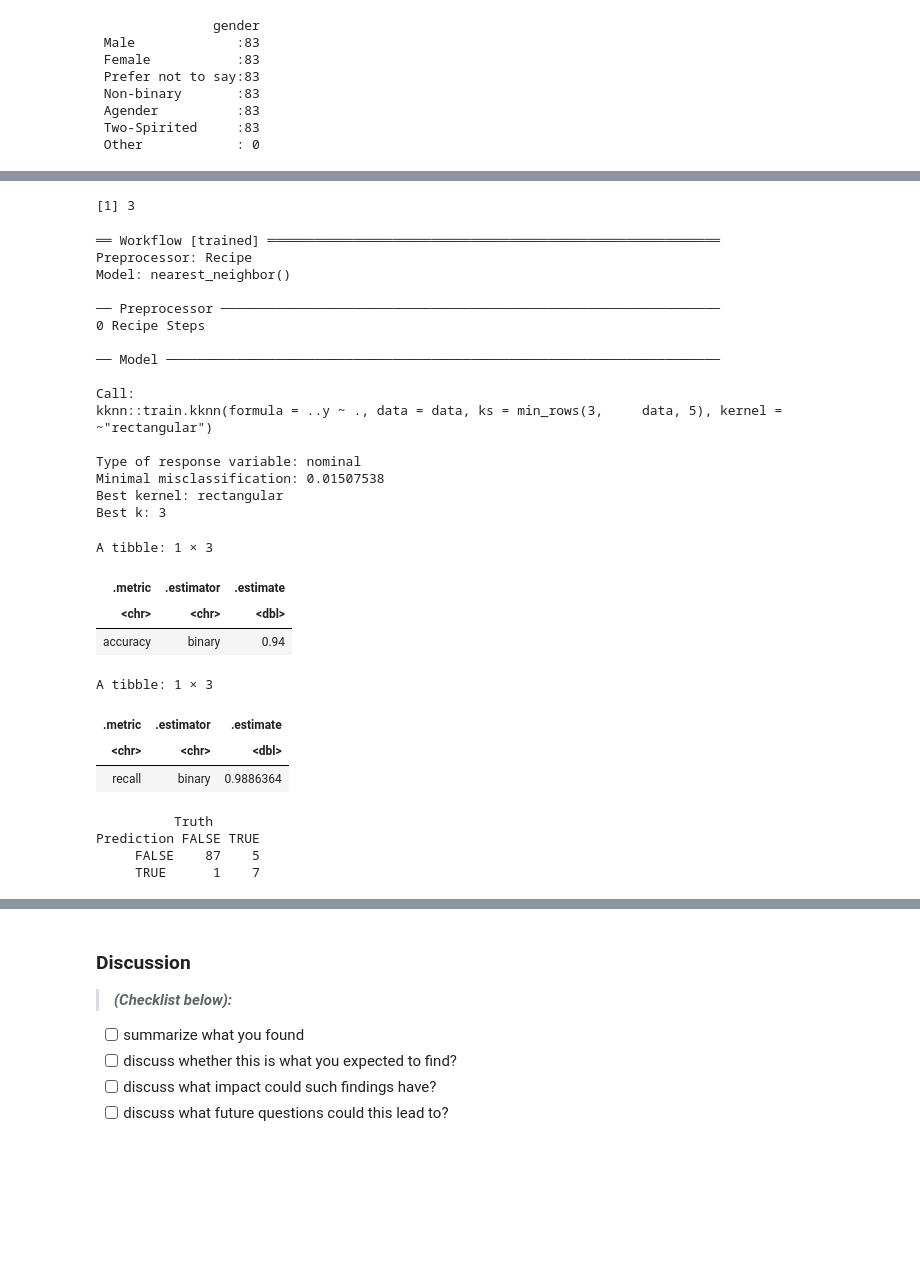
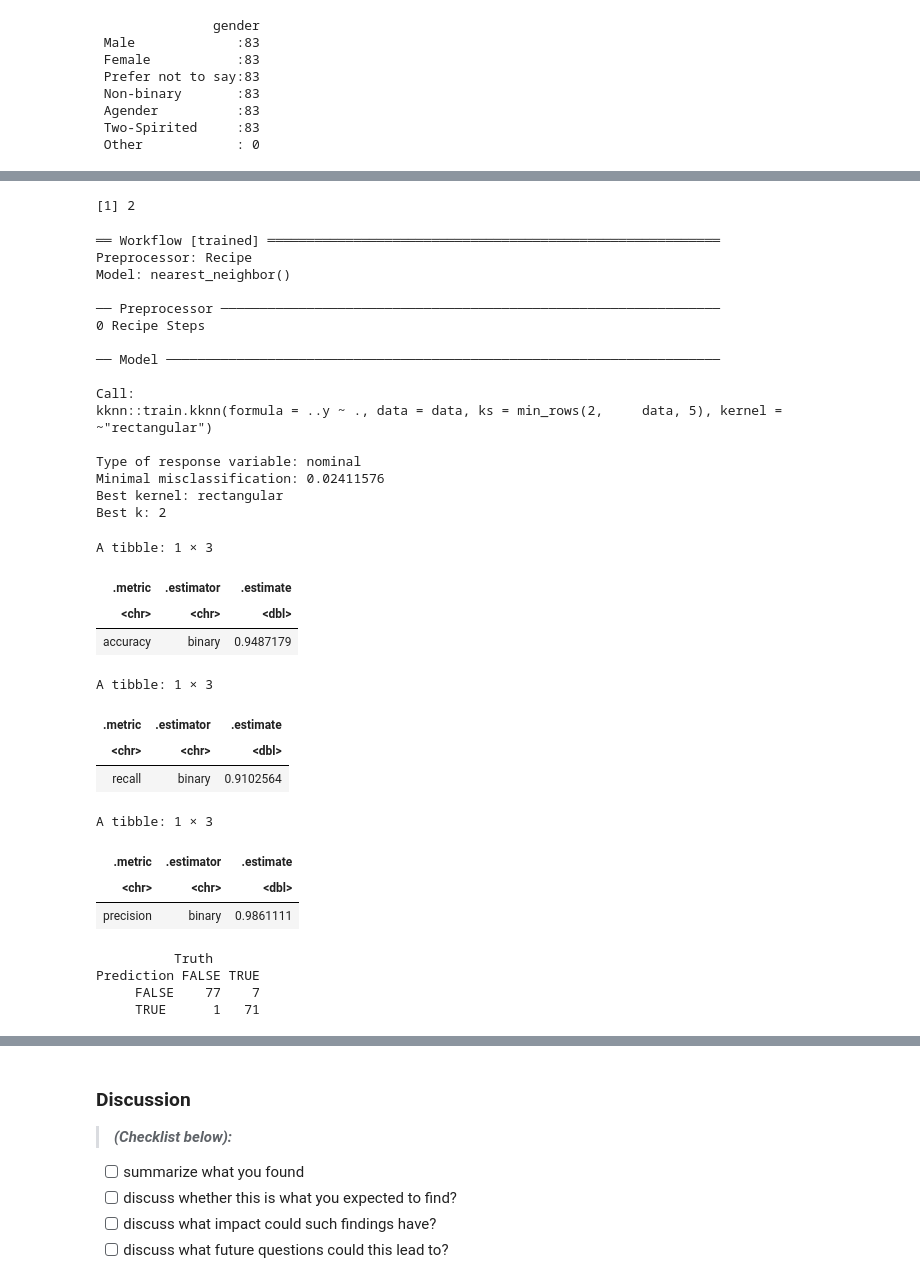
Before and after one commit to JosFen/Data-Science-Project-on-Minecraft-players-on-PlaiAI, a Jupyter notebook: project_final.ipynb, the cells around one changed output, grey strips where cells are left out. Drawn from its saved outputs; the diff is of its cells as text; code cells hidden in the pictures; blank space fills up the shorter version.

```diff
--- a/project_final.ipynb
+++ b/project_final.ipynb
@@ -395,7 +408,7 @@ summary(balanced_player_data['gender'])
 # %%
 ## create a binary target column high_contribution for KNN classification
 ## based on the threshold(mean of played_hours)
-
+set.seed(1234)
 mean_played_hours <-  mean(balanced_player_data$played_hours)
 mean_played_hours
 
@@ -404,6 +417,13 @@ classified_player_data <- balanced_player_data |>
     arrange(played_hours) |>
     select(-played_hours, -sessions_played)
 
+summary(classified_player_data['high_contribution'])
+
+## Since there is imbalance for the target high_contribution, which could cause bias in prediction,
+## so we will balance the dataset based on the target variable:
+classified_player_data <- upsample(classified_player_data, cat_col = 'high_contribution')
+summary(classified_player_data['high_contribution'])
+
 head(classified_player_data)
 tail(classified_player_data)
 # %% [output]
@@ -529,11 +555,11 @@ best_k <- accuracies |>
         pull(neighbors)
 best_k
 # %% [output]
-[1] 3
+[1] 2
 # %%
 ## Evaluate on the test set
-
-# Create a model with best_k=3
+set.seed(1234)
+# Create a model with best_k
 knn_spec_bestK <- nearest_neighbor(weight_func = "rectangular", neighbors = best_k) |>
   set_engine("kknn") |>
   set_mode("classification")
@@ -549,6 +575,7 @@ knn_fit_bestK
 players_test_predictions <- predict(knn_fit_bestK, players_test) |>
   bind_cols(players_test)
 
+# get accuracies of training
 players_test_predictions |>
   metrics(truth = high_contribution, estimate = .pred_class) |>
   filter(.metric == "accuracy")
@@ -563,29 +590,37 @@ Model: nearest_neighbor()
 ── Model ───────────────────────────────────────────────────────────────────────
 
 Call:
-kknn::train.kknn(formula = ..y ~ ., data = data, ks = min_rows(3,     data, 5), kernel = ~"rectangular")
+kknn::train.kknn(formula = ..y ~ ., data = data, ks = min_rows(2,     data, 5), kernel = ~"rectangular")
 
 Type of response variable: nominal
-Minimal misclassification: 0.01507538
+Minimal misclassification: 0.02411576
 Best kernel: rectangular
-Best k: 3
+Best k: 2
 A tibble: 1 × 3
 | .metric | .estimator | .estimate |
 | <chr> | <chr> | <dbl> |
-| accuracy | binary | 0.94 |
+| accuracy | binary | 0.9487179 |
 # %%
+# get the recall, precision metrics, and confusion matrix to verify the prediction results:
 players_test_predictions |>
-    recall(truth = high_contribution, estimate = .pred_class, event_level="first")
+    recall(truth = high_contribution, estimate = .pred_class, event_level="second")
+
+players_test_predictions |>
+    precision(truth = high_contribution, estimate = .pred_class, event_level="second")
 
 confusion <- players_test_predictions |>
              conf_mat(truth = high_contribution, estimate = .pred_class)
 confusion
 # %% [output]
 A tibble: 1 × 3
 | .metric | .estimator | .estimate |
 | <chr> | <chr> | <dbl> |
-| recall | binary | 0.9886364 |
+| recall | binary | 0.9102564 |
-          Truth
-Prediction FALSE TRUE
-     FALSE    87    5
-     TRUE      1    7
+A tibble: 1 × 3
+| .metric | .estimator | .estimate |
+| <chr> | <chr> | <dbl> |
+| precision | binary | 0.9861111 |
+          Truth
+Prediction FALSE TRUE
+     FALSE    77    7
+     TRUE      1   71
```
Also changed, not shown: parts of 10 cells of this notebook.
